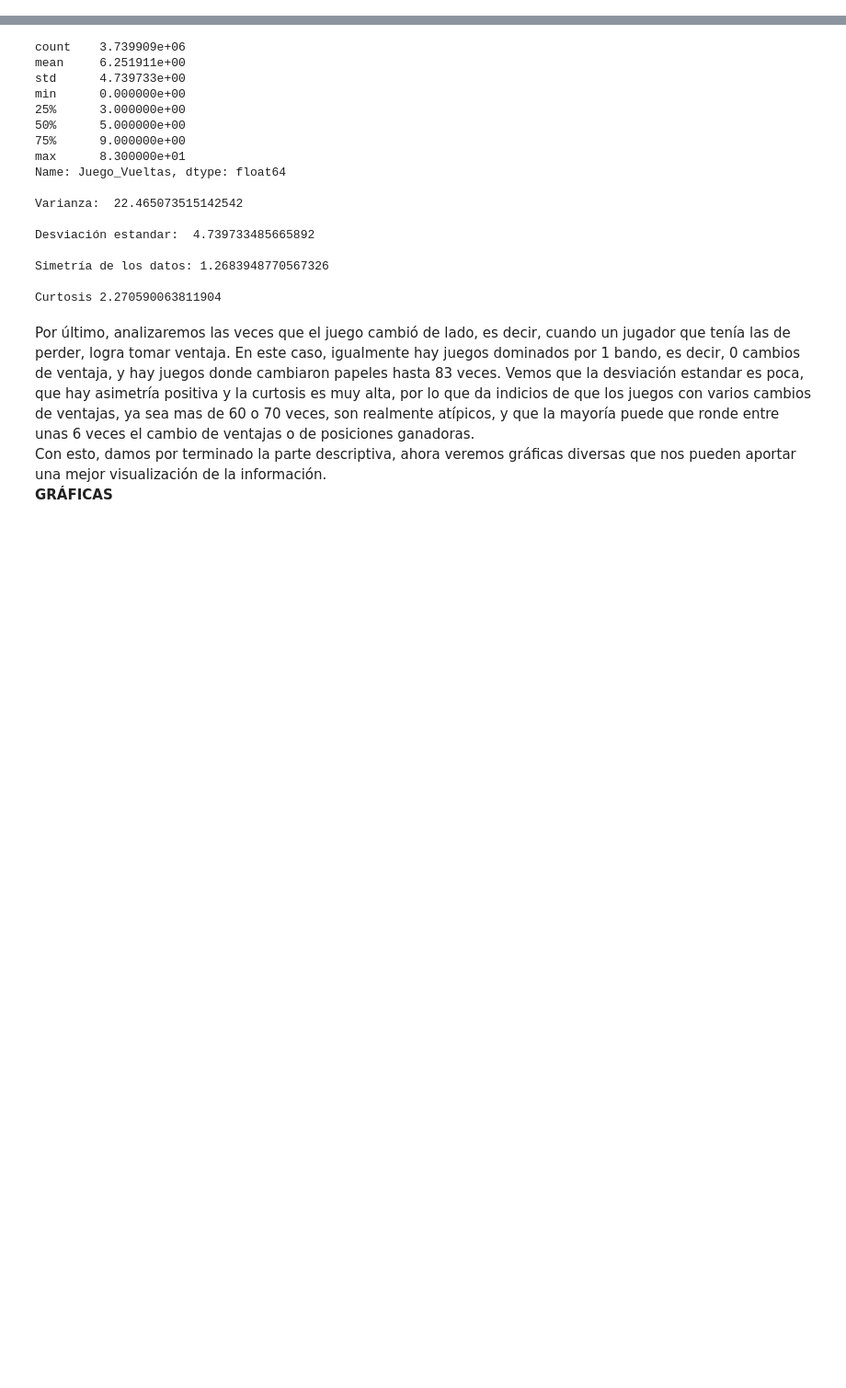
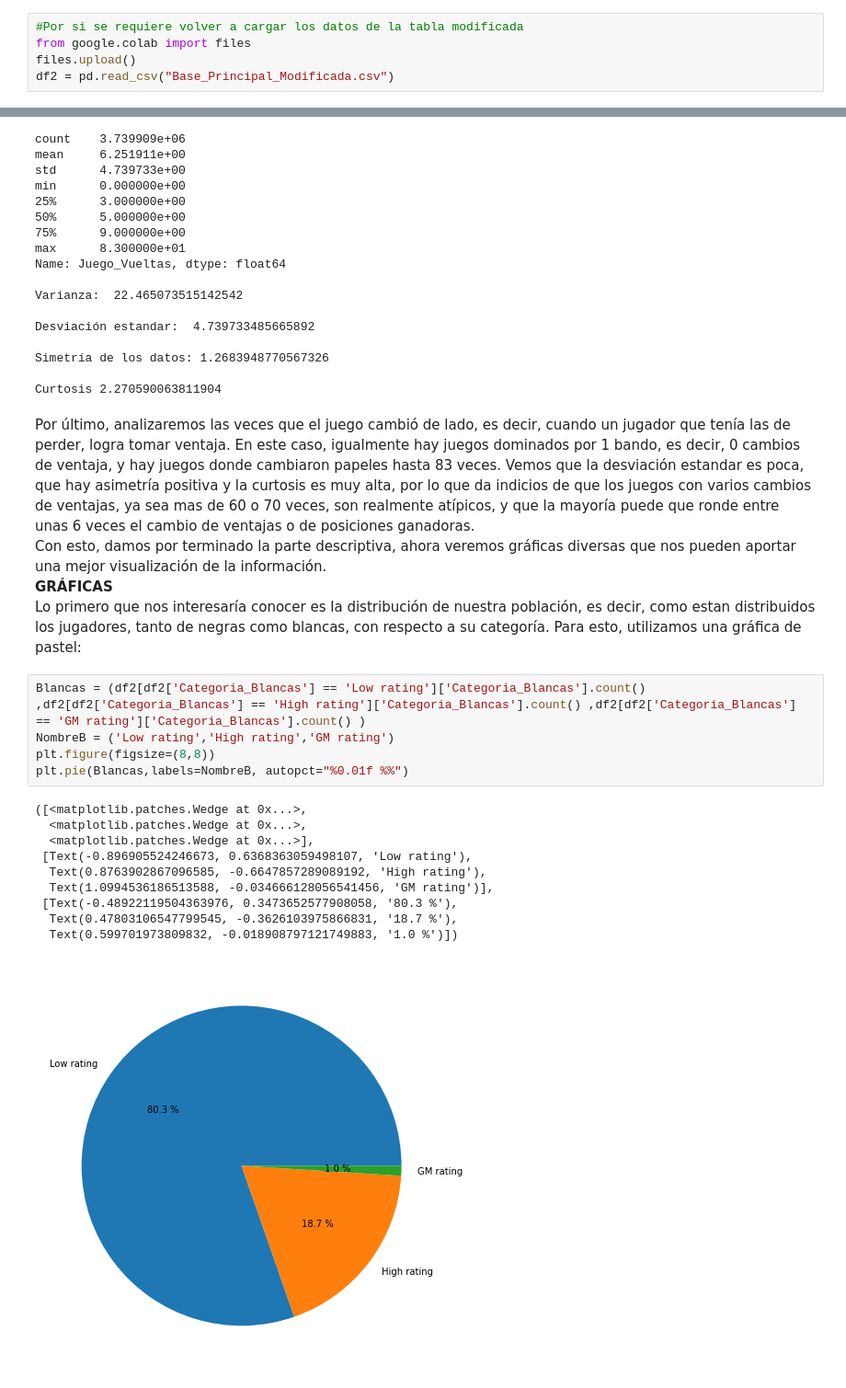
Before and after one commit to ReneSRuiz/Mineria_de_datos, a Jupyter notebook: AvancePIA_II_001_11.ipynb, the cells around one changed output, grey strips where cells are left out. Shown at 92% size. Cells and saved outputs as stored; diff of their text form; blank space fills up the shorter version.

```diff
--- a/AvancePIA_II_001_11.ipynb
+++ b/AvancePIA_II_001_11.ipynb
@@ -120,2 +119,7 @@ El nombre o datos en cadenas de caracteres se quedarán en su idioma original (I
 **ESTADISTICA BÁSICA**
 Ahora realizaremos, de forma descriptiva, nuestra base de datos. Primero hablaremos de las columnas que tengan datos en forma de cadenas de caracteres, para después seguir con los numéricos, los cuales tendrán un análisis más profundo.
+# %%
+#Por si se requiere volver a cargar los datos de la tabla modificada
+from google.colab import files
+files.upload()
+df2 = pd.read_csv("Base_Principal_Modificada.csv")
@@ -394,3 +401,20 @@ Curtosis 2.270590063811904
 Por último, analizaremos las veces que el juego cambió de lado, es decir, cuando un jugador que tenía las de perder, logra tomar ventaja. En este caso, igualmente hay juegos dominados por 1 bando, es decir, 0 cambios de ventaja, y hay juegos donde cambiaron papeles hasta 83 veces. Vemos que la desviación estandar es poca, que hay asimetría positiva y la curtosis es muy alta, por lo que da indicios de que los juegos con varios cambios de ventajas, ya sea mas de 60 o 70 veces, son realmente atípicos, y que la mayoría puede que ronde entre unas 6 veces el cambio de ventajas o de posiciones ganadoras.
 Con esto, damos por terminado la parte descriptiva, ahora veremos gráficas diversas que nos pueden aportar una mejor visualización de la información.
 **GRÁFICAS**
+Lo primero que nos interesaría conocer es la distribución de nuestra población, es decir, como estan distribuidos los jugadores, tanto de negras como blancas, con respecto a su categoría. Para esto, utilizamos una gráfica de pastel:
+# %%
+Blancas = (df2[df2['Categoria_Blancas'] == 'Low rating']['Categoria_Blancas'].count() ,df2[df2['Categoria_Blancas'] == 'High rating']['Categoria_Blancas'].count() ,df2[df2['Categoria_Blancas'] == 'GM rating']['Categoria_Blancas'].count() )
+NombreB = ('Low rating','High rating','GM rating')
+plt.figure(figsize=(8,8))
+plt.pie(Blancas,labels=NombreB, autopct="%0.01f %%")
+# %% [output]
+([<matplotlib.patches.Wedge at 0x...>,
+  <matplotlib.patches.Wedge at 0x...>,
+  <matplotlib.patches.Wedge at 0x...>],
+ [Text(-0.896905524246673, 0.6368363059498107, 'Low rating'),
+  Text(0.8763902867096585, -0.6647857289089192, 'High rating'),
+  Text(1.0994536186513588, -0.034666128056541456, 'GM rating')],
+ [Text(-0.48922119504363976, 0.3473652577908058, '80.3 %'),
+  Text(0.47803106547799545, -0.3626103975866831, '18.7 %'),
+  Text(0.599701973809832, -0.018908797121749883, '1.0 %')])
+[figure, added]
```
Also changed, not shown: parts of 36 cells of this notebook.
